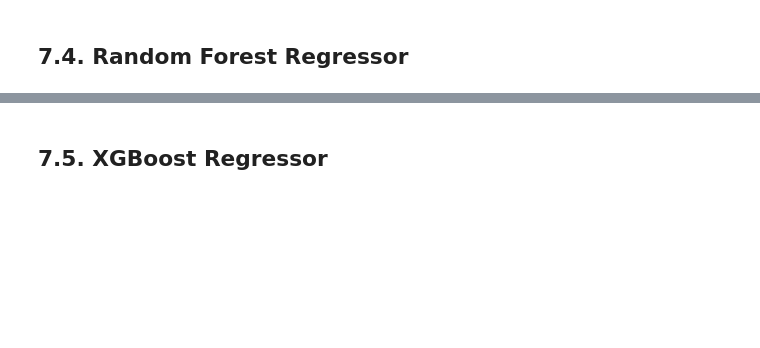
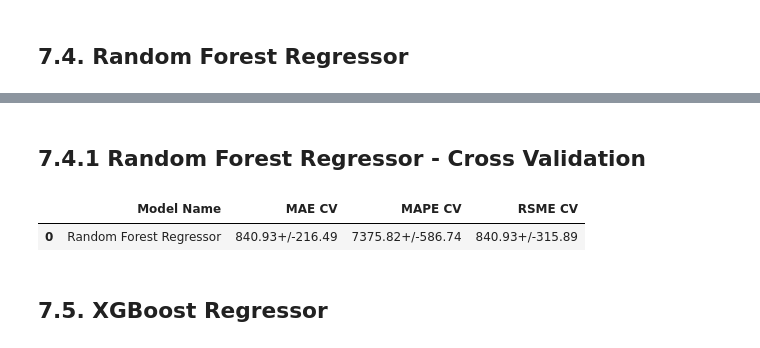
Before and after one commit to dsdefreitas/Store_Sales_Prediction, a Jupyter notebook: m04_v01_store_sales_prediction.ipynb, the cells around one changed output, grey strips where cells are left out. Drawn from its saved outputs; the diff is of its cells as text; code cells hidden in the pictures; blank space fills up the shorter version.

```diff
--- a/m04_v01_store_sales_prediction.ipynb
+++ b/m04_v01_store_sales_prediction.ipynb
@@ -51,7 +52,9 @@ def cross_validation(x_training, kfold, model_name, model, verbose=False):
         # Data inicial da validação: data_max menos 24 semanas
         # Data final da validação: data_max menos  18 semanas
 
-        (...)
+        # k = 3
+        # Data inicial da validação: data_max menos 18 semanas
+        # Data final da validação: data_max menos 12 semanas
 
         # k = 2
         # Data inicial da validação: data_max menos 12 semanas
@@ -1565,3 +1563,11 @@ rf_result_cv = cross_validation(x_training, 5, 'Random Forest Regressor', model,
+# %% [markdown]
+## 7.4.1 Random Forest Regressor - Cross Validation
+# %%
+rf_result_cv = cross_validation(x_training, 5, 'Random Forest Regressor', rf, verbose = False)
+rf_result_cv
+# %% [output]
+|  | Model Name | MAE CV | MAPE CV | RSME CV |
+| 0 | Random Forest Regressor | 840.93+/-216.49 | 7375.82+/-586.74 | 840.93+/-315.89 |
 # %% [markdown]
 ## 7.5. XGBoost Regressor
 # %%
```
Also changed, not shown: parts of 41 cells of this notebook.
